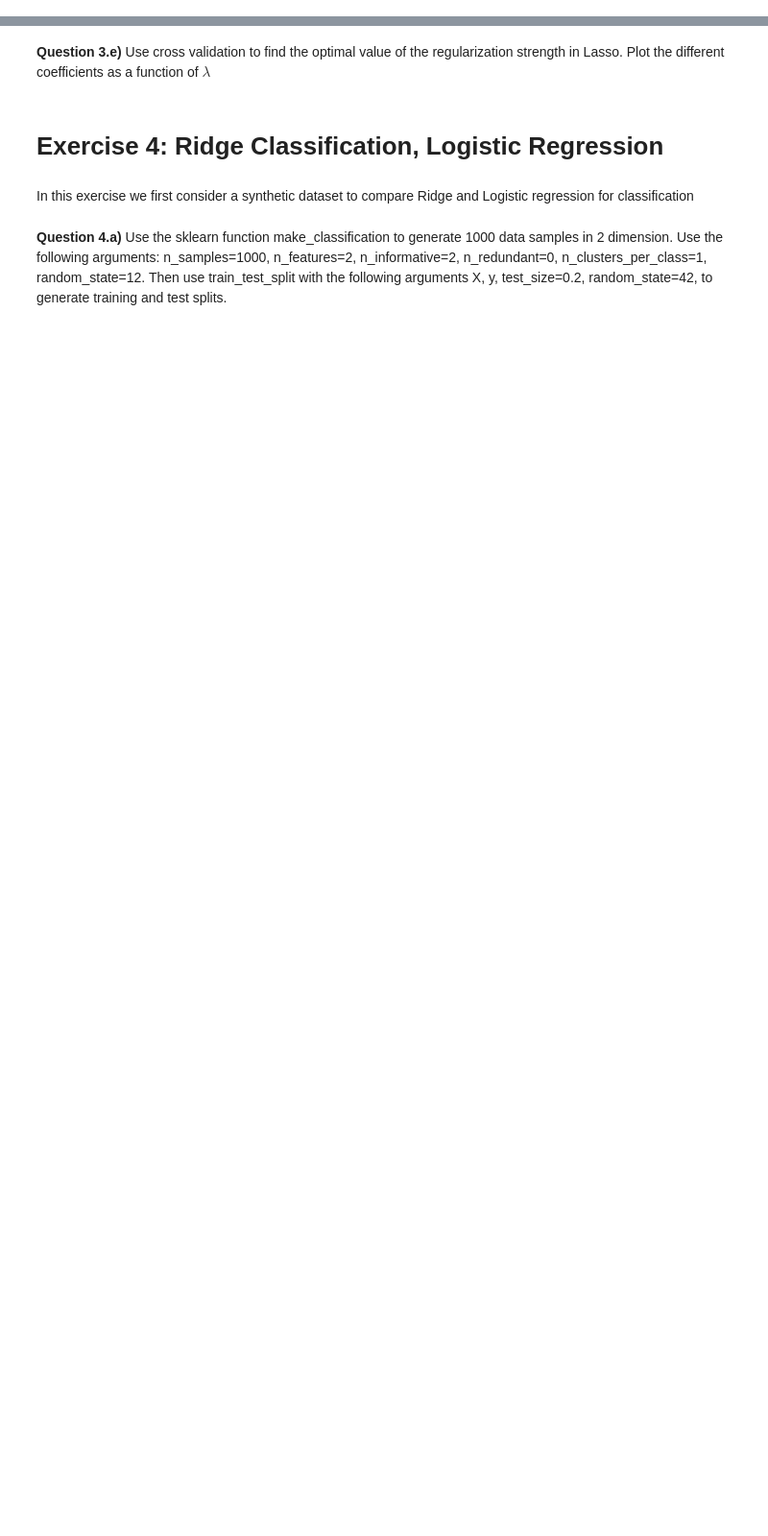
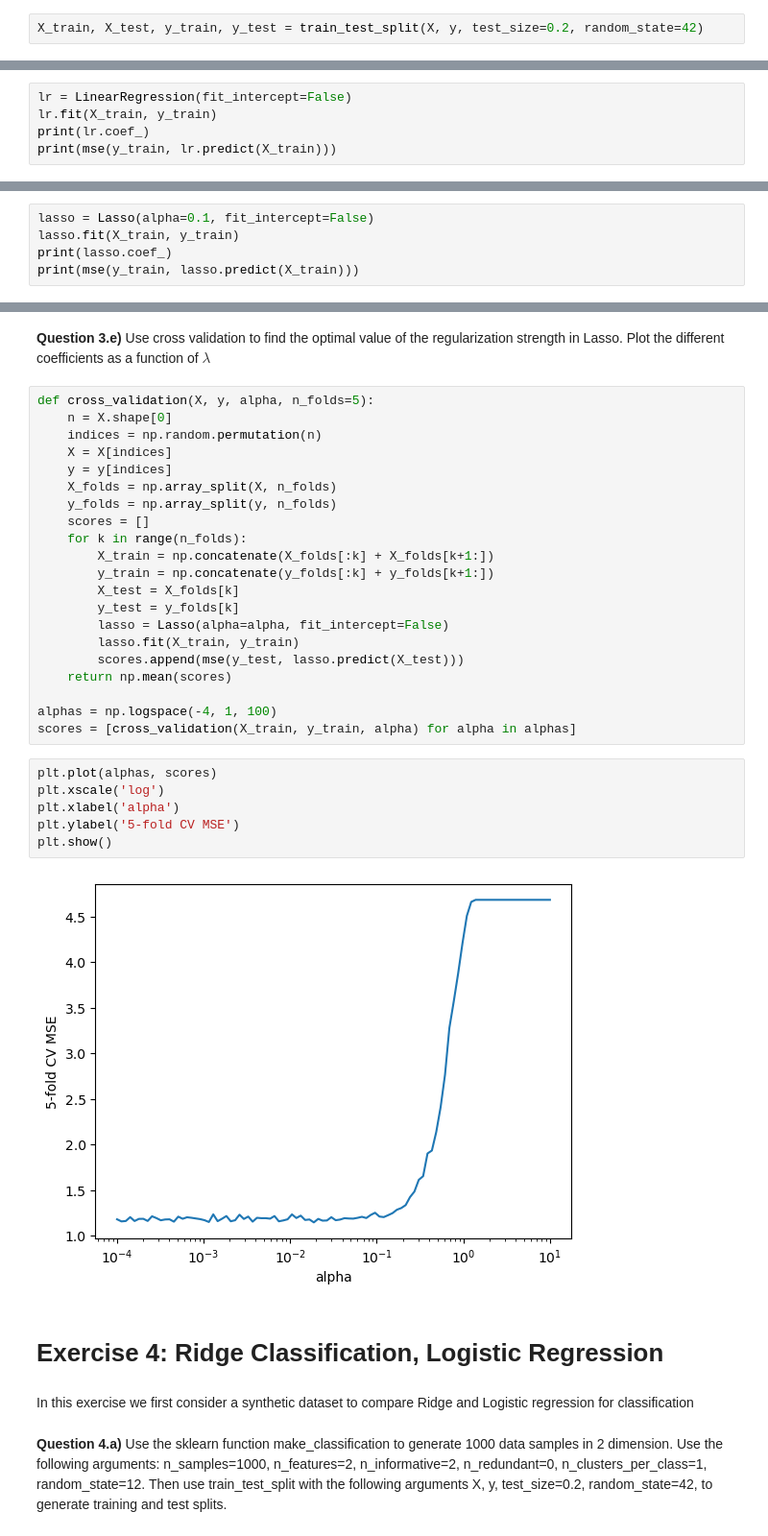
Before and after one commit to LyKex/ml_phy, a Jupyter notebook: ex4/exercise_4.ipynb, the cells around one changed output, grey strips where cells are left out. Shown at 96% size. Cells and saved outputs as stored; diff of their text form; blank space fills up the shorter version.

```diff
--- a/ex4/exercise_4.ipynb
+++ b/ex4/exercise_4.ipynb
@@ -73,0 +289,2 @@ NameError: name 'd' is not defined
+# %%
+X_train, X_test, y_train, y_test = train_test_split(X, y, test_size=0.2, random_state=42)
@@ -74,2 +295,7 @@ NameError: name 'd' is not defined
 # %% [markdown]
 **Question 3.c)** Perform linear regression on the training data and print: a) the so-found coefficients and the train error
+# %%
+lr = LinearRegression(fit_intercept=False)
+lr.fit(X_train, y_train)
+print(lr.coef_)
+print(mse(y_train, lr.predict(X_train)))
@@ -76,2 +306,7 @@ NameError: name 'd' is not defined
 # %% [markdown]
 **Question 3.d)** Fit sklearn's LASSO on the training data and print: a) the so-found coefficients and the train error. Fix the regularization to 0.1. Look at the coefficients, what do you notice?
+# %%
+lasso = Lasso(alpha=0.1, fit_intercept=False)
+lasso.fit(X_train, y_train)
+print(lasso.coef_)
+print(mse(y_train, lasso.predict(X_train)))
@@ -78,5 +317,34 @@ NameError: name 'd' is not defined
 # %% [markdown]
 **Question 3.e)** Use cross validation to find the optimal value of the regularization strength in Lasso. Plot the different coefficients as a function of $\lambda$
+# %%
+def cross_validation(X, y, alpha, n_folds=5):
+    n = X.shape[0]
+    indices = np.random.permutation(n)
+    X = X[indices]
+    y = y[indices]
+    X_folds = np.array_split(X, n_folds)
+    y_folds = np.array_split(y, n_folds)
+    scores = []
+    for k in range(n_folds):
+        X_train = np.concatenate(X_folds[:k] + X_folds[k+1:])
+        y_train = np.concatenate(y_folds[:k] + y_folds[k+1:])
+        X_test = X_folds[k]
+        y_test = y_folds[k]
+        lasso = Lasso(alpha=alpha, fit_intercept=False)
+        lasso.fit(X_train, y_train)
+        scores.append(mse(y_test, lasso.predict(X_test)))
+    return np.mean(scores)
+
+alphas = np.logspace(-4, 1, 100)
+scores = [cross_validation(X_train, y_train, alpha) for alpha in alphas]
+# %%
+plt.plot(alphas, scores)
+plt.xscale('log')
+plt.xlabel('alpha')
+plt.ylabel('5-fold CV MSE')
+plt.show()
+# %% [output]
+[figure, added]
 # %% [markdown]
 # Exercise 4: Ridge Classification, Logistic Regression
 # %% [markdown]
```
Also changed, not shown: parts of 48 cells of this notebook, 2 other files.
